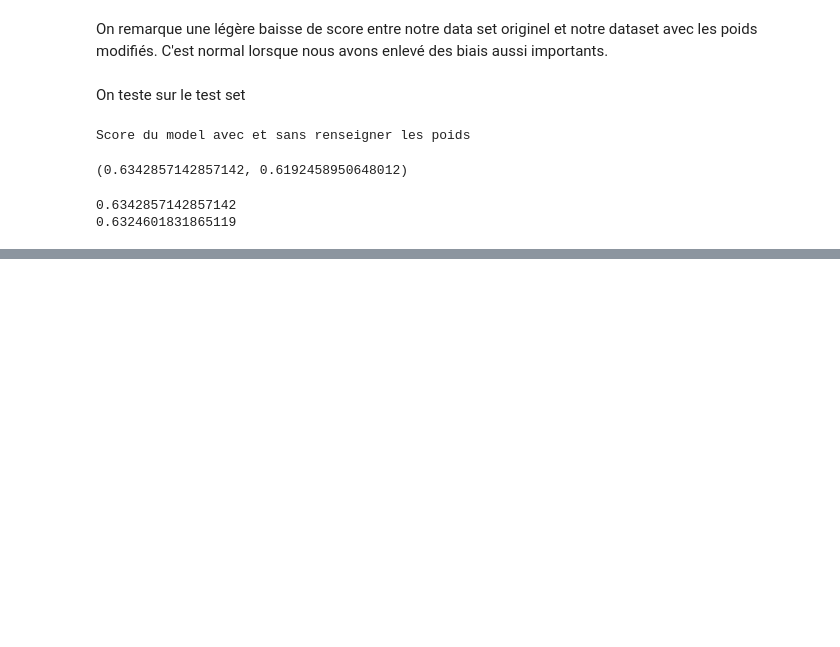
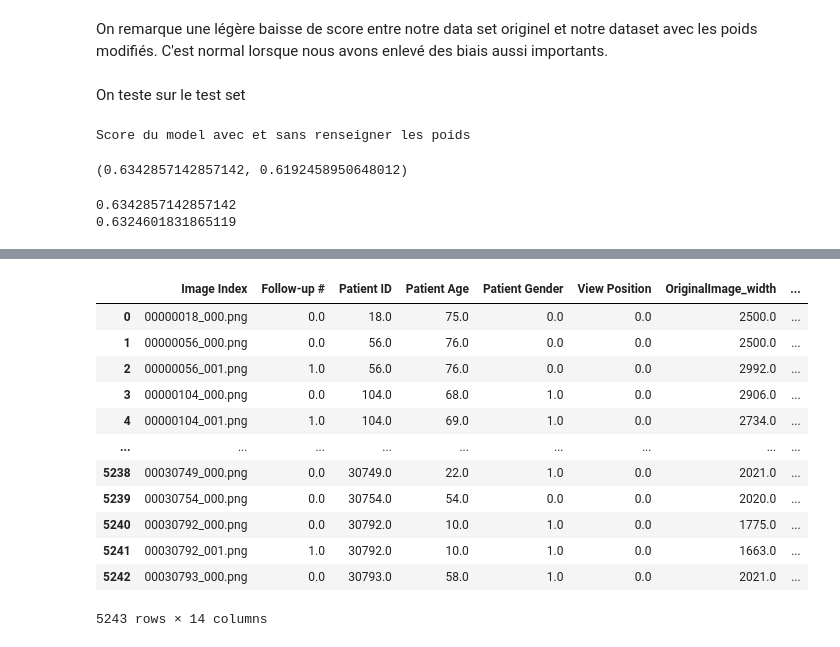
Before and after one commit to lenorabuggenhoudt/Fairness, a Jupyter notebook: project.ipynb, the cells around one changed output, grey strips where cells are left out. Cells and saved outputs as stored; diff of their text form; code cells hidden in the pictures; blank space fills up the shorter version.

```diff
--- a/project.ipynb
+++ b/project.ipynb
@@ -397,6 +400,7 @@ Display_categorical_hist_percent2('Follow-up Sensible', 'Disease')
 We change the Patient Gender column to a binary column and to surpress the Image Index column to make it easier for us later on
 # %%
 df_filtered["Patient Gender"] = df_filtered["Patient Gender"].apply(lambda x: 0.0 if x == "M" else 1.0)
+image_index = df_filtered['Image Index']
 df_filtered.drop('Image Index', inplace=True, axis=1)
 # %% [markdown]
 We also supress the Age Group and Follow-up Group (now that theirmain information is stocked in Age Sensible and Follow-up Sensible)
@@ -600,0 +691,10 @@ print(balanced_accuracy_score(y_test, preds_rw, sample_weight=test_dataset.insta
+# %%
+def get_df(MyDataSet):
+    data = MyDataSet.convert_to_dataframe()
+    # data_train est un tuple, avec le data_frame et un dictionnaire avec toutes les infos (poids, attributs sensibles etc)
+    df = data[0]
+    df["WEIGHT"] = MyDataSet.instance_weights  # on lui indique les nouveaux poids (de validation)
+    return df
+
+
+df = get_df(MyDataset)
@@ -600,0 +717,21 @@ print(balanced_accuracy_score(y_test, preds_rw, sample_weight=test_dataset.insta
+# %%
+df.reset_index(drop=True, inplace=True)
+df.rename(columns={"WEIGHT": "WEIGHTS"}, inplace=True)
+image_index.reset_index(drop=True, inplace=True)
+merged = pd.concat([image_index, df], axis=1)
+# %%
+merged
+# %% [output]
+|  | Image Index | Follow-up # | Patient ID | Patient Age | Patient Gender | View Position | OriginalImage_width | ... |
+| 0 | 00000018_000.png | 0.0 | 18.0 | 75.0 | 0.0 | 0.0 | 2500.0 | ... |
+| 1 | 00000056_000.png | 0.0 | 56.0 | 76.0 | 0.0 | 0.0 | 2500.0 | ... |
+| 2 | 00000056_001.png | 1.0 | 56.0 | 76.0 | 0.0 | 0.0 | 2992.0 | ... |
+| 3 | 00000104_000.png | 0.0 | 104.0 | 68.0 | 1.0 | 0.0 | 2906.0 | ... |
+| 4 | 00000104_001.png | 1.0 | 104.0 | 69.0 | 1.0 | 0.0 | 2734.0 | ... |
+| ... | ... | ... | ... | ... | ... | ... | ... | ... |
+| 5238 | 00030749_000.png | 0.0 | 30749.0 | 22.0 | 1.0 | 0.0 | 2021.0 | ... |
+| 5239 | 00030754_000.png | 0.0 | 30754.0 | 54.0 | 0.0 | 0.0 | 2020.0 | ... |
+| 5240 | 00030792_000.png | 0.0 | 30792.0 | 10.0 | 1.0 | 0.0 | 1775.0 | ... |
+| 5241 | 00030792_001.png | 1.0 | 30792.0 | 10.0 | 1.0 | 0.0 | 1663.0 | ... |
+| 5242 | 00030793_000.png | 0.0 | 30793.0 | 58.0 | 1.0 | 0.0 | 2021.0 | ... |
+5243 rows × 14 columns
```
Also changed, not shown: parts of 18 cells of this notebook, 2 other files.
